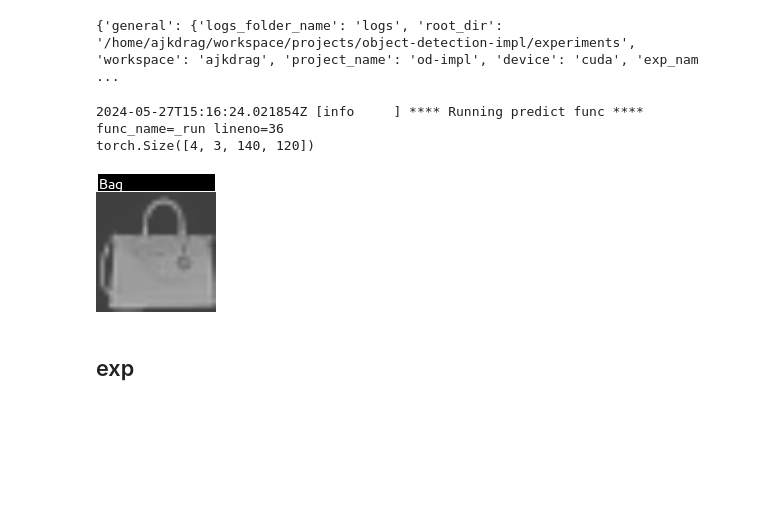
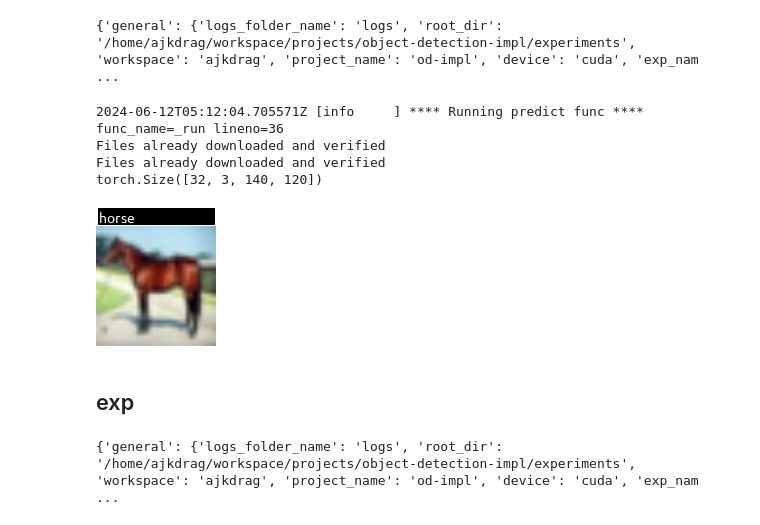
Before and after one commit to ajkdrag/object-detection-impl, a Jupyter notebook: notebooks/exp.ipynb, the cells around one changed output. Drawn from its saved outputs; the diff is of its cells as text; code cells hidden in the pictures; blank space fills up the shorter version.

Commit message:
Updated models and configs

```diff
--- a/notebooks/exp.ipynb
+++ b/notebooks/exp.ipynb
@@ -19,6 +22,6 @@ from object_detection_impl.train import _run
 # %%
 def load_config():
     with initialize(version_base=None, config_path="../configs"):
-        cfg = compose(config_name="config_mnist")
+        cfg = compose(config_name="config_tv_clf")
         print(cfg)
         return cfg
@@ -79,15 +79,17 @@ cfg = load_config()
 {'general': {'logs_folder_name': 'logs', 'root_dir': '/home/ajkdrag/workspace/projects/object-detection-impl/experiments', 'workspace': 'ajkdrag', 'project_name': 'od-impl', 'device': 'cuda', 'exp_nam ...
 # %%
 for idx, out in enumerate(pred_run(cfg)):
-    if idx == 7:
+    if idx == 0:
         print(out.shape)
         break
 # %% [output]
-2024-05-27T15:16:24.021854Z [info     ] **** Running predict func **** func_name=_run lineno=36
-torch.Size([4, 3, 140, 120])
+2024-06-12T05:12:04.705571Z [info     ] **** Running predict func **** func_name=_run lineno=36
+Files already downloaded and verified
+Files already downloaded and verified
+torch.Size([32, 3, 140, 120])
 # %%
-to_pil_image(out[2])
+to_pil_image(out[9])
 # %% [output]
-[figure, old version]
+[figure, new version]
 # %% [markdown]
 ## exp
@@ -93,0 +106,4 @@ to_pil_image(out[2])
+# %%
+cfg = load_config()
+# %% [output]
+{'general': {'logs_folder_name': 'logs', 'root_dir': '/home/ajkdrag/workspace/projects/object-detection-impl/experiments', 'workspace': 'ajkdrag', 'project_name': 'od-impl', 'device': 'cuda', 'exp_nam ...
```
Also changed, not shown: parts of 65 cells of this notebook, 58 other files.
